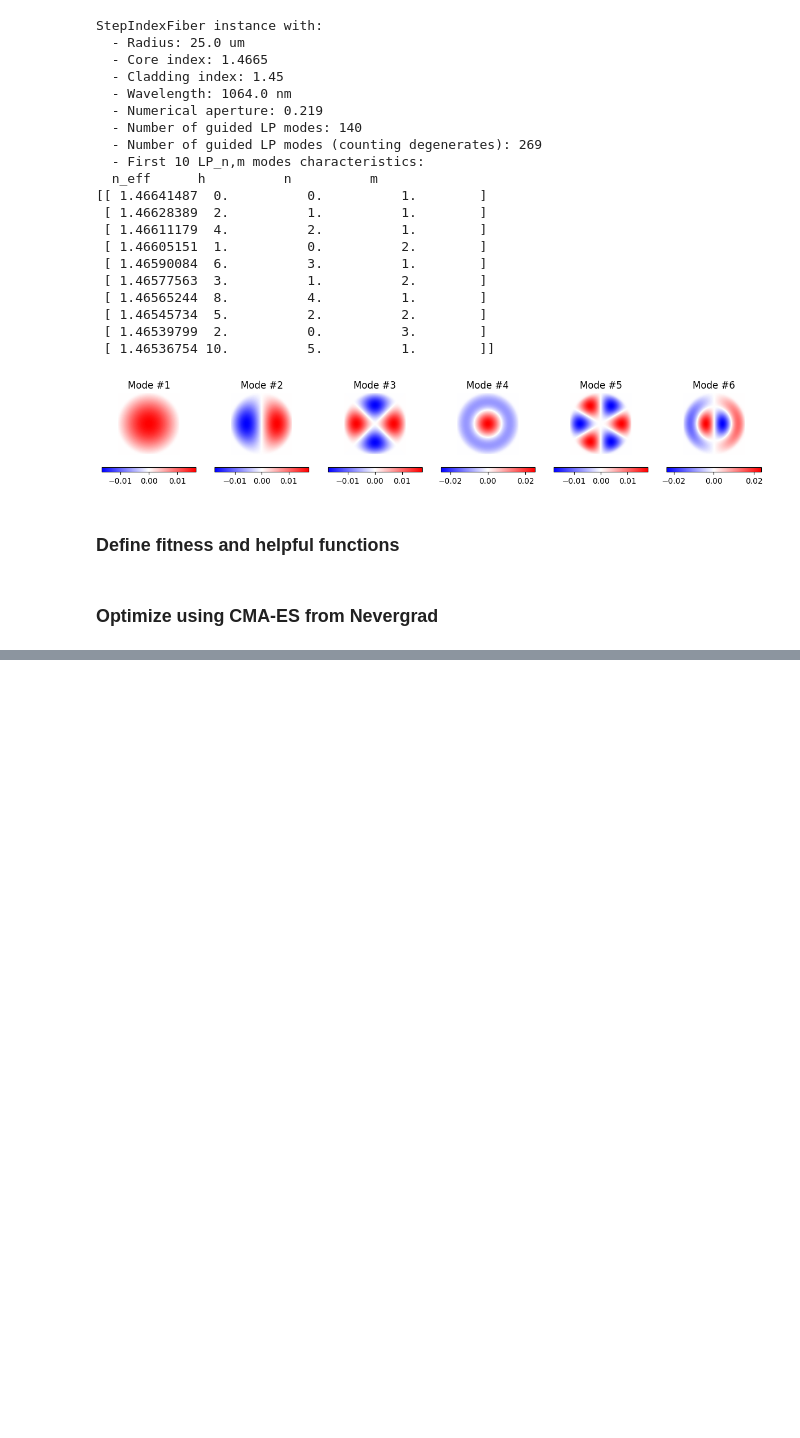
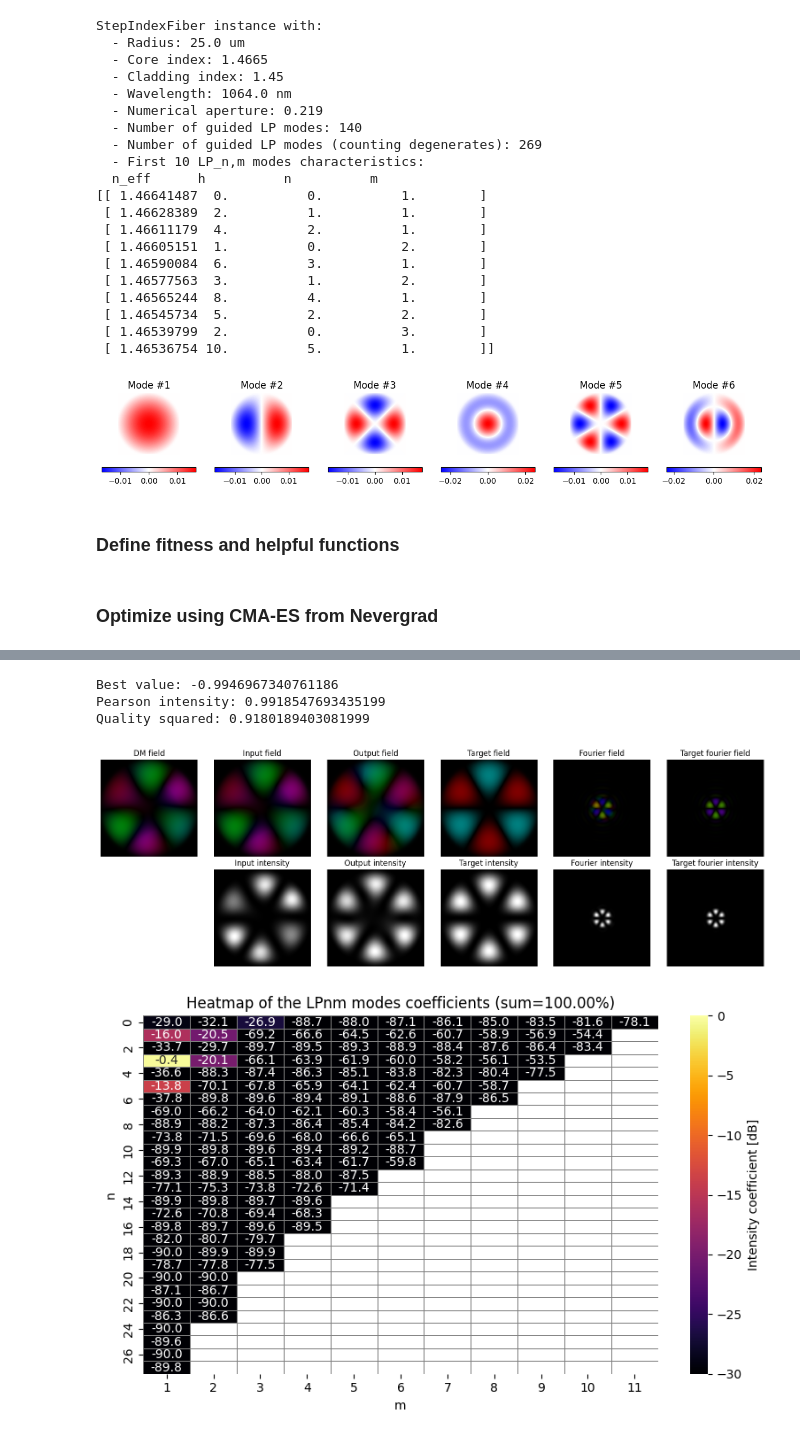
Before and after one commit to jysru/MMF_LP_modes, a Jupyter notebook: modes_optim/diagonal_fiber_optimization_partitionned_modes_coeffs.ipynb, the cells around one changed output, grey strips where cells are left out. Saved outputs shown, nothing was run; the diff lists cells and outputs as text; code cells hidden in the pictures; blank space fills up the shorter version.

```diff
--- a/modes_optim/diagonal_fiber_optimization_partitionned_modes_coeffs.ipynb
+++ b/modes_optim/diagonal_fiber_optimization_partitionned_modes_coeffs.ipynb
@@ -376,0 +388,9 @@ Iterat #Fevals   function value  axis ratio  sigma  min&max std  t[m:s]
+# %%
+controller.fitness_cplx(x_reim=best_solution)
+controller.plot_results()
+# %% [output]
+Best value: -0.9946967340761186
+Pearson intensity: 0.9918547693435199
+Quality squared: 0.9180189403081999
+[figure, added]
+[figure, added]
```
Also changed, not shown: parts of 5 cells of this notebook.
